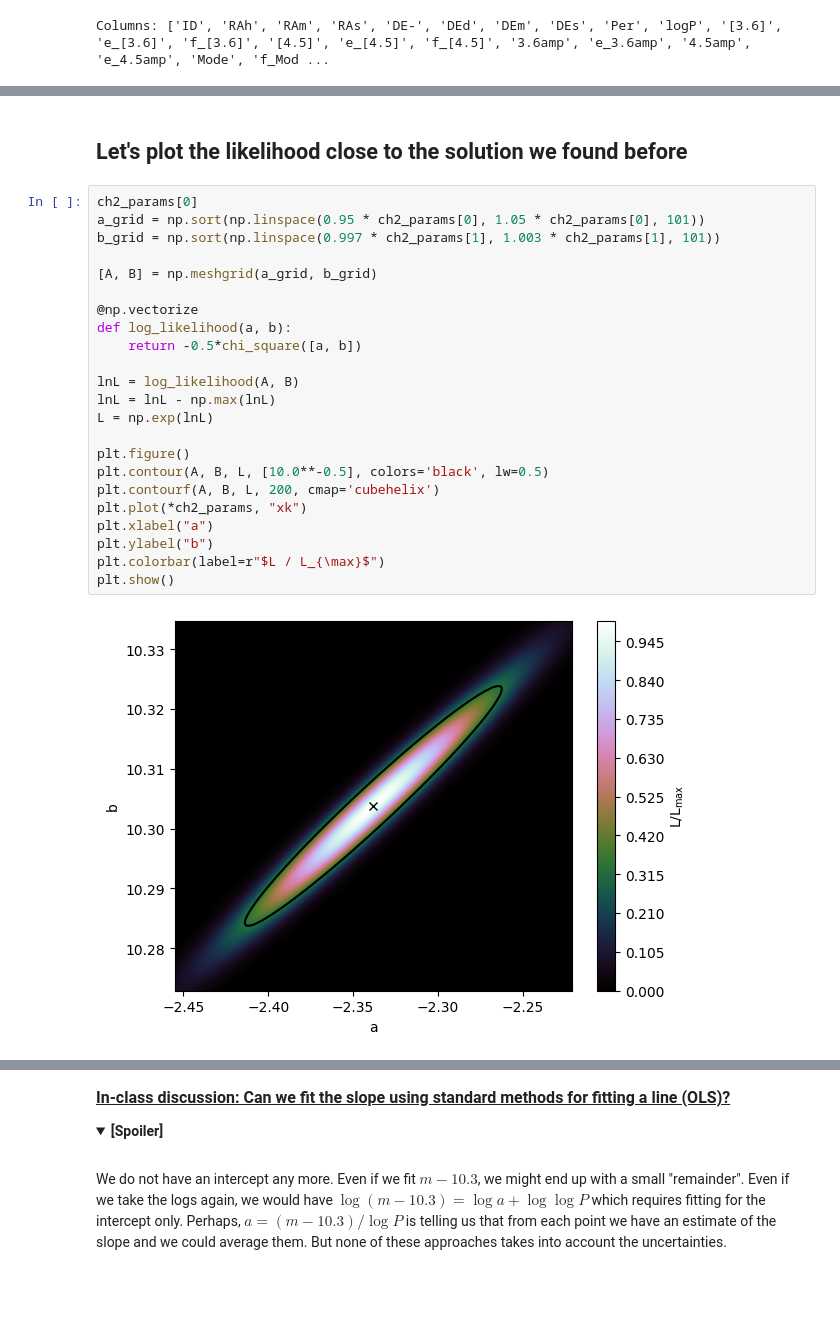
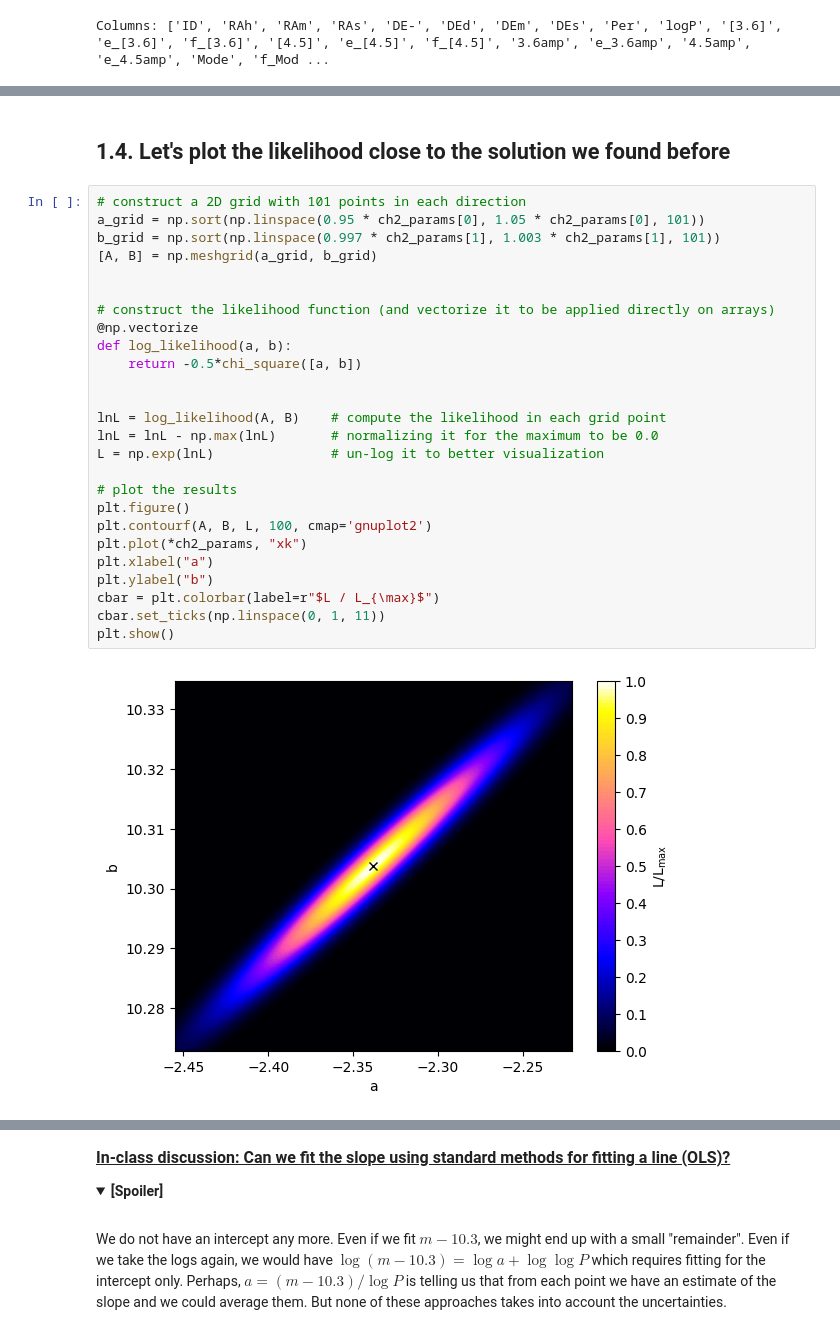
Before and after one commit to astrostatistics-in-crete/2024_summer_school, a Jupyter notebook: 04_MLE/MLE_AnswerKey.ipynb, the cells around one changed output, grey strips where cells are left out. Drawn from its saved outputs; the diff is of its cells as text; folded sections open; blank space fills up the shorter version.

```diff
--- a/04_MLE/MLE_AnswerKey.ipynb
+++ b/04_MLE/MLE_AnswerKey.ipynb
@@ -175,28 +225,31 @@ In fact, using $f(x) = a x + b$ you will arrive at the known OLS formulae!
 # %% [markdown]
-## Let's plot the likelihood close to the solution we found before
+## 1.4. Let's plot the likelihood close to the solution we found before
 # %%
-ch2_params[0]
+# construct a 2D grid with 101 points in each direction
 a_grid = np.sort(np.linspace(0.95 * ch2_params[0], 1.05 * ch2_params[0], 101))
 b_grid = np.sort(np.linspace(0.997 * ch2_params[1], 1.003 * ch2_params[1], 101))
-
 [A, B] = np.meshgrid(a_grid, b_grid)
 
+
+# construct the likelihood function (and vectorize it to be applied directly on arrays)
 @np.vectorize
 def log_likelihood(a, b):
     return -0.5*chi_square([a, b])
 
-lnL = log_likelihood(A, B)
-lnL = lnL - np.max(lnL)
-L = np.exp(lnL)
 
+lnL = log_likelihood(A, B)    # compute the likelihood in each grid point
+lnL = lnL - np.max(lnL)       # normalizing it for the maximum to be 0.0
+L = np.exp(lnL)               # un-log it to better visualization
+
+# plot the results
 plt.figure()
-plt.contour(A, B, L, [10.0**-0.5], colors='black', lw=0.5)
-plt.contourf(A, B, L, 200, cmap='cubehelix')
+plt.contourf(A, B, L, 100, cmap='gnuplot2')
 plt.plot(*ch2_params, "xk")
 plt.xlabel("a")
 plt.ylabel("b")
-plt.colorbar(label=r"$L / L_{\max}$")
+cbar = plt.colorbar(label=r"$L / L_{\max}$")
+cbar.set_ticks(np.linspace(0, 1, 11))
 plt.show()
 # %% [output]
-[figure, old version]
+[figure, new version]
 # %% [markdown]
```
Also changed, not shown: parts of 19 cells of this notebook.
